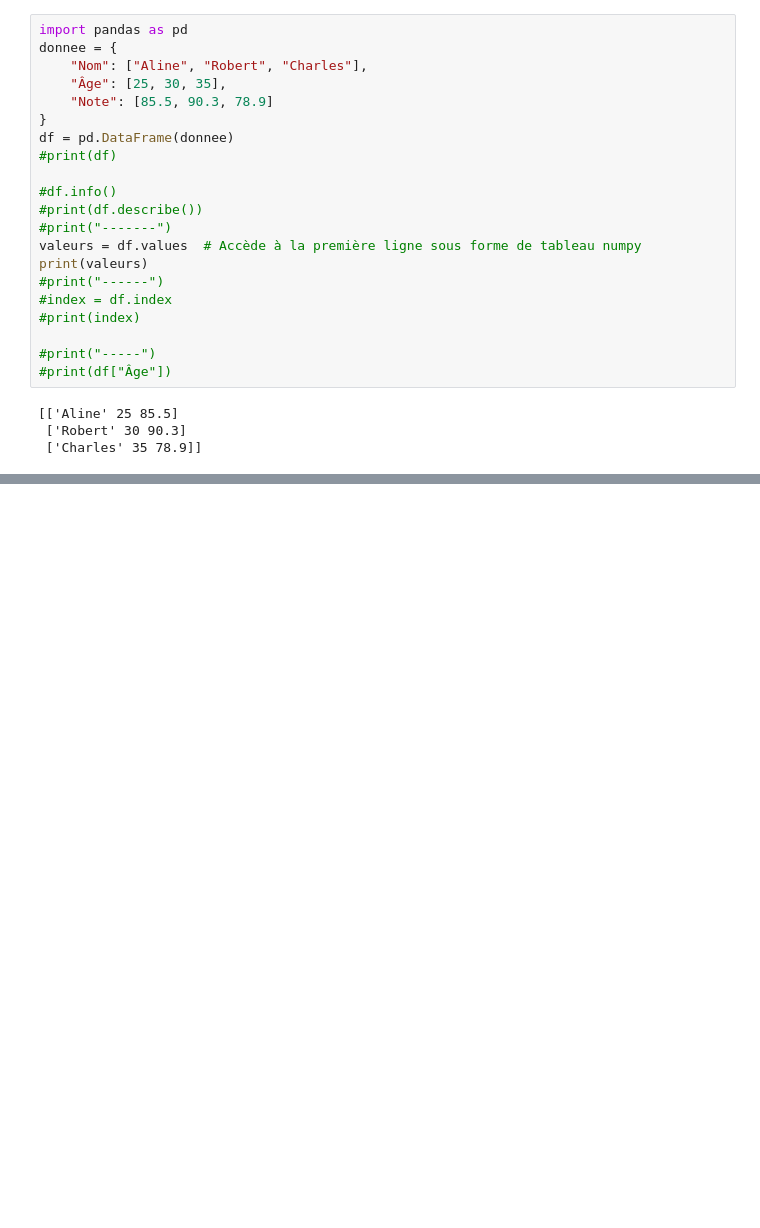
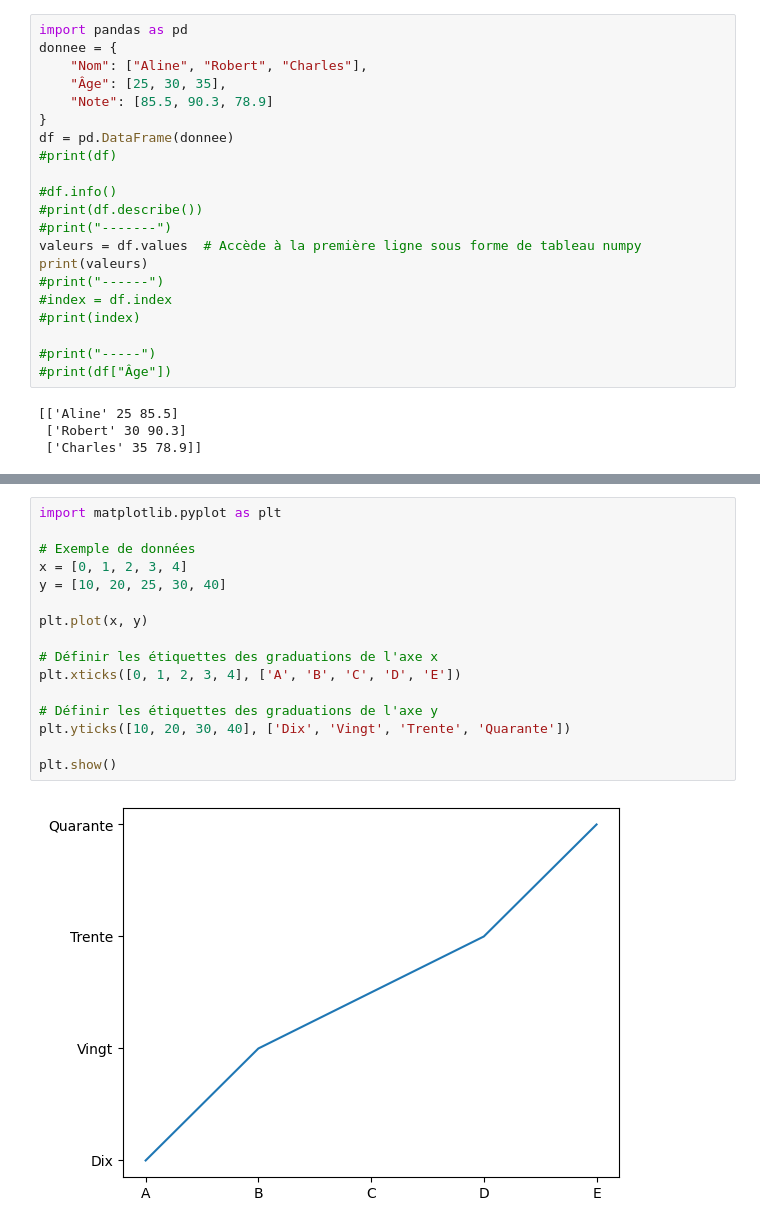
Before and after one commit to 420SN1RE/A24, a Jupyter notebook: content/Semaine11/tests.ipynb, the cells around one changed output, grey strips where cells are left out. Drawn from its saved outputs; the diff is of its cells as text; blank space fills up the shorter version.

```diff
--- a/content/Semaine11/tests.ipynb
+++ b/content/Semaine11/tests.ipynb
@@ -485,0 +599,18 @@ print(valeurs)
+# %%
+import matplotlib.pyplot as plt
+
+# Exemple de données
+x = [0, 1, 2, 3, 4]
+y = [10, 20, 25, 30, 40]
+
+plt.plot(x, y)
+
+# Définir les étiquettes des graduations de l'axe x
+plt.xticks([0, 1, 2, 3, 4], ['A', 'B', 'C', 'D', 'E'])
+
+# Définir les étiquettes des graduations de l'axe y
+plt.yticks([10, 20, 30, 40], ['Dix', 'Vingt', 'Trente', 'Quarante'])
+
+plt.show()
+# %% [output]
+[figure, added]
```
Also changed, not shown: parts of 5 cells of this notebook, 37 other files.
